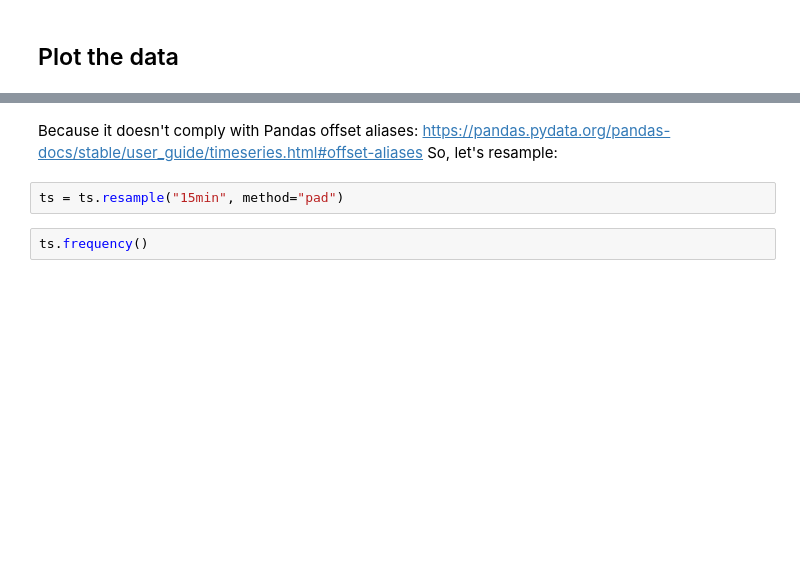
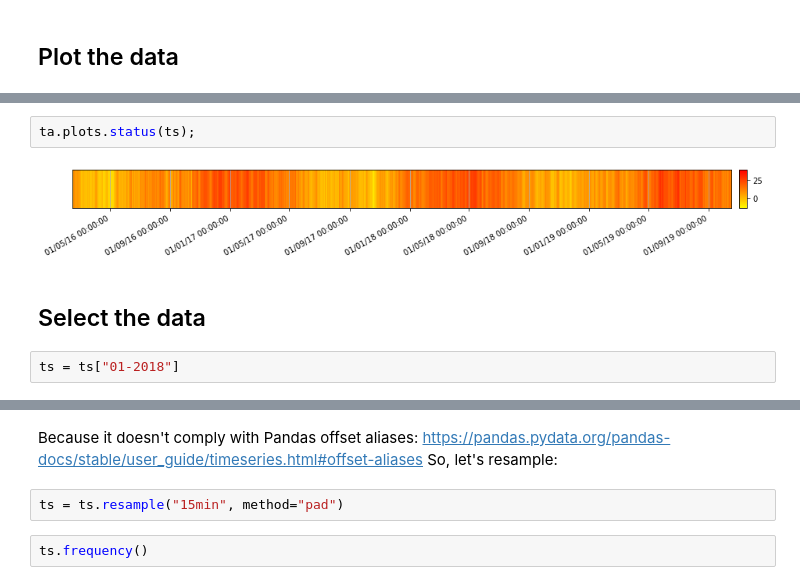
Before and after one commit to timeatlas-dev/timeatlas, a Jupyter notebook: notebooks/presentation.ipynb, the cells around one changed output, grey strips where cells are left out. Saved outputs shown, nothing was run; the diff lists cells and outputs as text; blank space fills up the shorter version.

```diff
--- a/notebooks/presentation.ipynb
+++ b/notebooks/presentation.ipynb
@@ -39,0 +29,8 @@ ts.plot()
+# %%
+ta.plots.status(ts);
+# %% [output]
+[figure, added]
+# %% [markdown]
+## Select the data
+# %%
+ts = ts["01-2018"]
```
Also changed, not shown: parts of 61 cells of this notebook, 1 other file.
